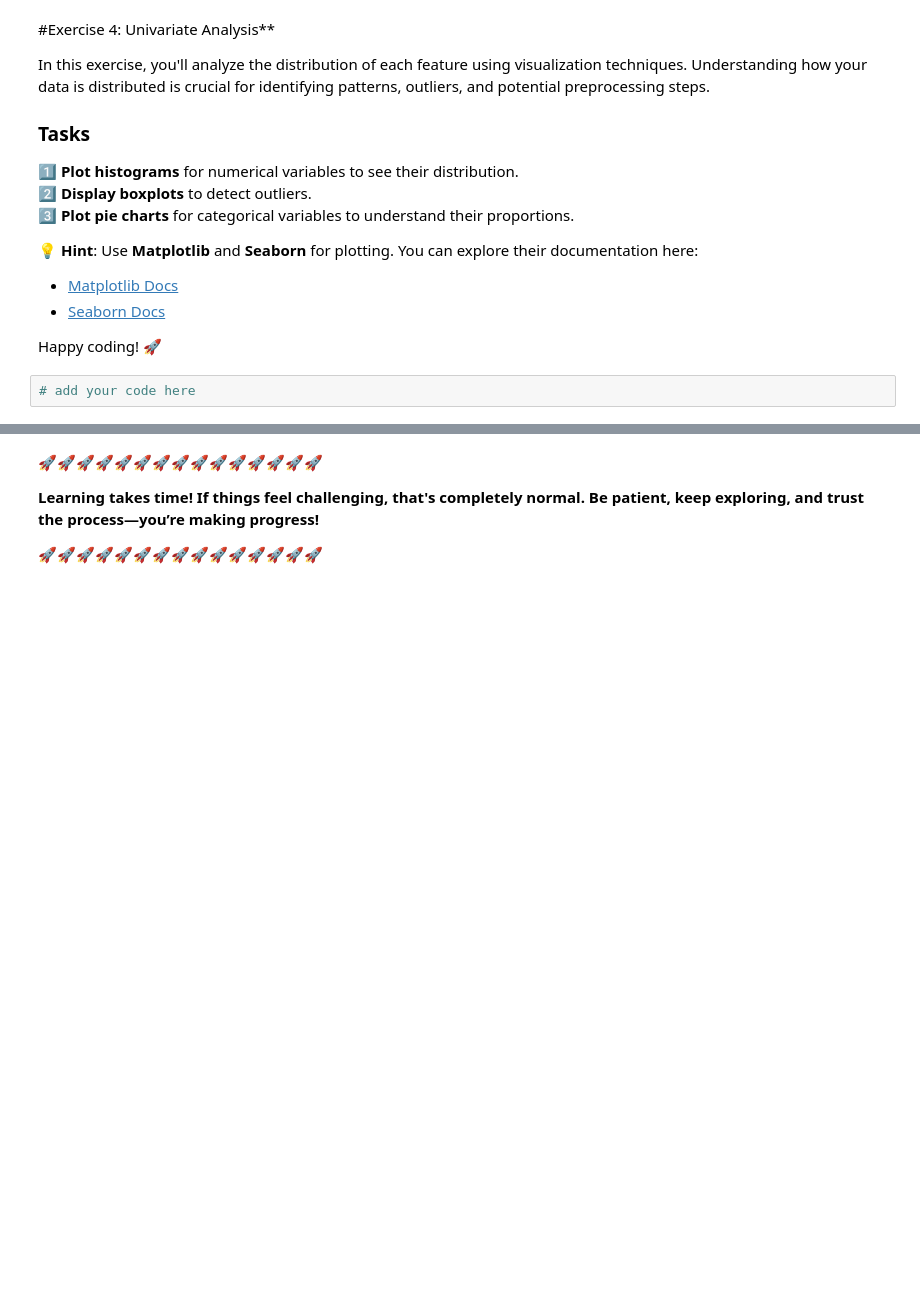
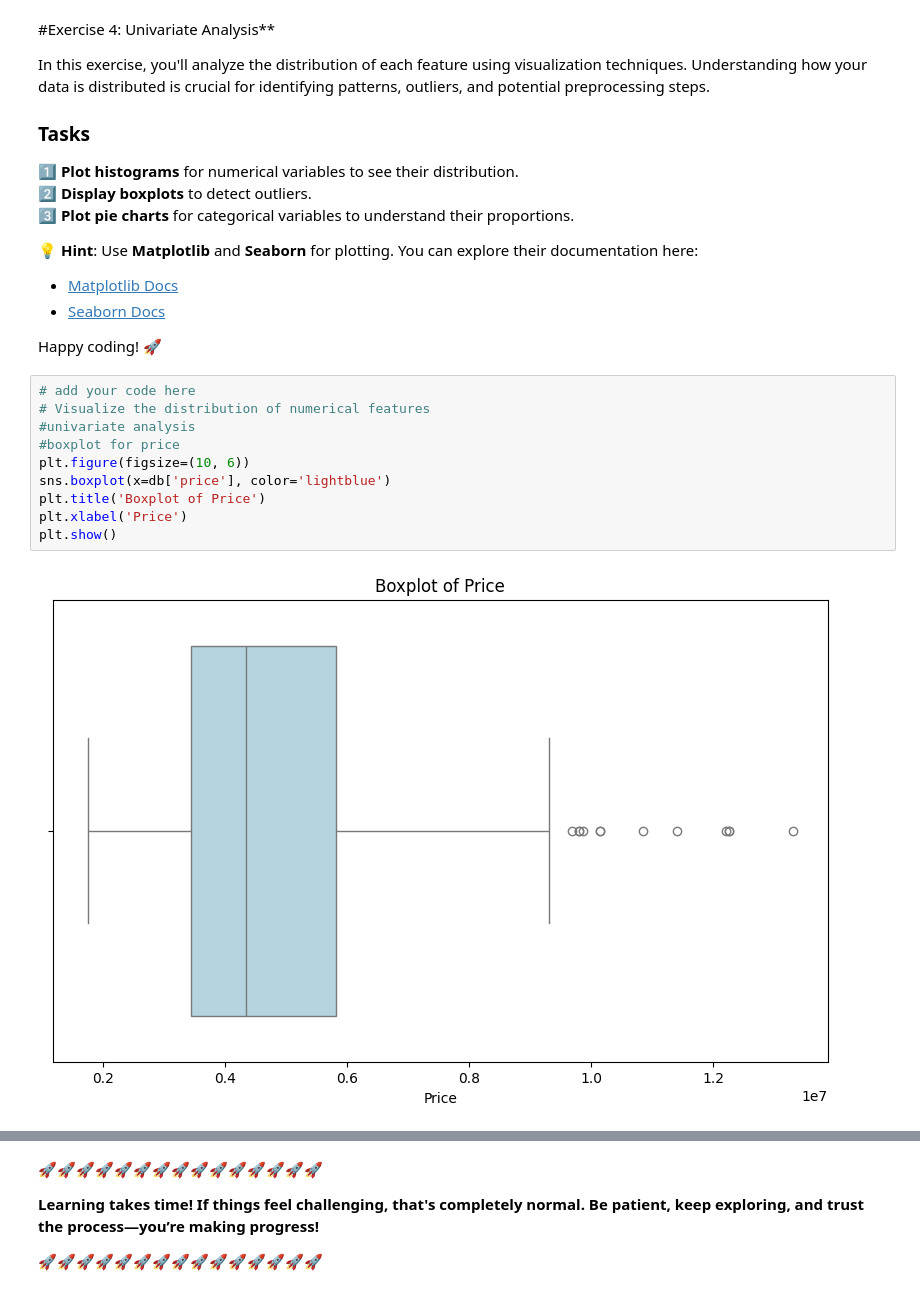
Before and after one commit to Hiba-chokri/Entry-Level-ML-Engineer-Bootcamp, a Jupyter notebook: week01/notebook.ipynb, the cells around one changed output, grey strips where cells are left out. Drawn from its saved outputs; the diff is of its cells as text; blank space fills up the shorter version.

```diff
--- a/week01/notebook.ipynb
+++ b/week01/notebook.ipynb
@@ -452,5 +453,15 @@ In this exercise, you'll analyze the distribution of each feature using visualiz
 - [Seaborn Docs](https://seaborn.pydata.org/)
 
 Happy coding! 🚀
-# %%
-# add your code here
+# %%
+# add your code here
+# Visualize the distribution of numerical features
+#univariate analysis
+#boxplot for price
+plt.figure(figsize=(10, 6))
+sns.boxplot(x=db['price'], color='lightblue')
+plt.title('Boxplot of Price')
+plt.xlabel('Price')
+plt.show()
+# %% [output]
+[figure, added]
```
Also changed, not shown: parts of 21 cells of this notebook, 1 other file.
